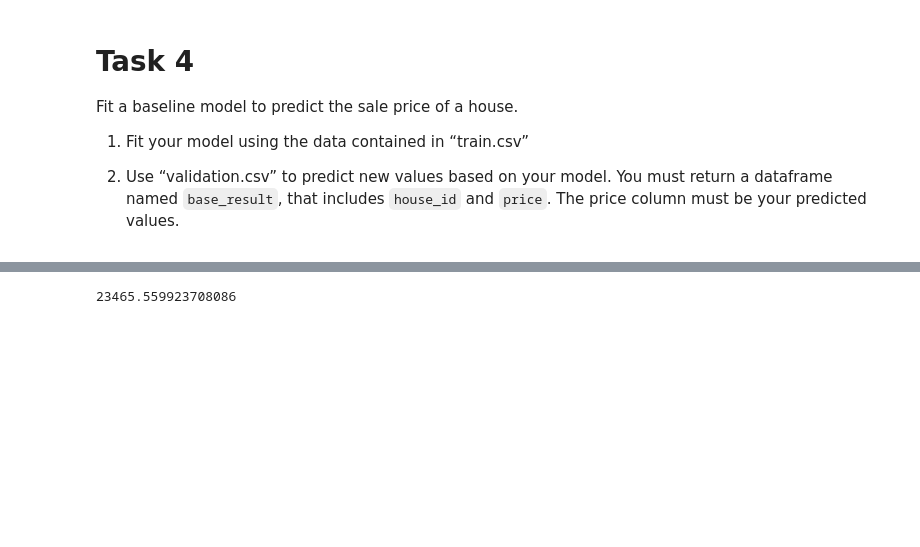
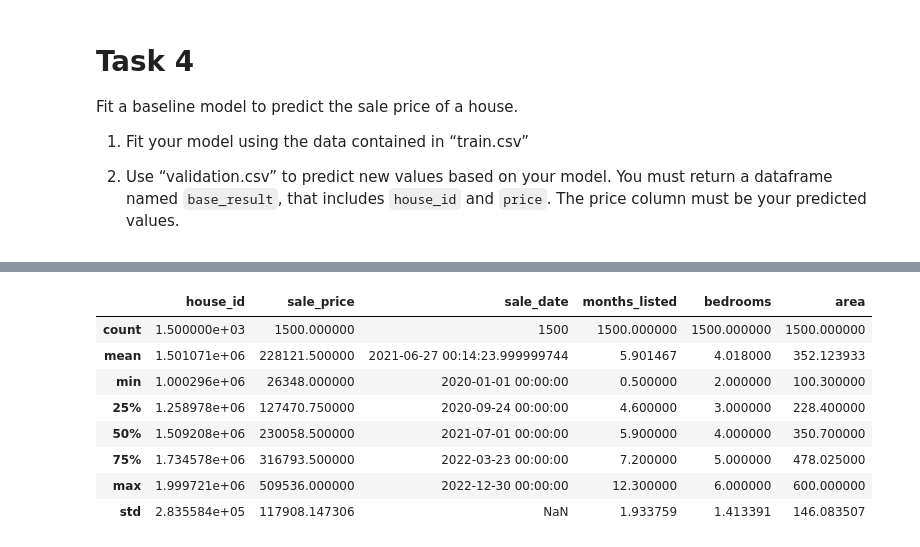
Before and after one commit to QuintoFelipe/Curso_Fundamentos, a Jupyter notebook: Trabajo final/Trabajo_final.ipynb, the cells around one changed output, grey strips where cells are left out. Saved outputs shown, nothing was run; the diff lists cells and outputs as text; code cells hidden in the pictures; blank space fills up the shorter version.

```diff
--- a/Trabajo final/Trabajo_final.ipynb
+++ b/Trabajo final/Trabajo_final.ipynb
@@ -375,64 +281,14 @@ Fit a comparison model to predict the sale price of a house.
-# %%
-import pandas as pd
-from sklearn.model_selection import train_test_split
-from sklearn.preprocessing import OneHotEncoder
-from sklearn.compose import ColumnTransformer
-from sklearn.pipeline import Pipeline
-from sklearn.impute import SimpleImputer
-from sklearn.linear_model import LinearRegression
-from sklearn.metrics import mean_squared_error
-import numpy as np
-
-# Load the data
-train_df = pd.read_csv('train.csv')
-validation_df = pd.read_csv('validation.csv')
-
-# Define preprocessing for numeric features (simple imputation)
-numeric_features = ['months_listed', 'bedrooms', 'area']
-numeric_transformer = SimpleImputer(strategy='median')
-
-# Define preprocessing for categorical features (simple imputation + one-hot encoding)
-categorical_features = ['city', 'house_type']
-categorical_transformer = Pipeline(steps=[
-    ('imputer', SimpleImputer(strategy='constant', fill_value='missing')),
-    ('onehot', OneHotEncoder(handle_unknown='ignore'))
-])
-
-# Combine preprocessing steps
-preprocessor = ColumnTransformer(
-    transformers=[
-        ('num', numeric_transformer, numeric_features),
-        ('cat', categorical_transformer, categorical_features)
-    ])
-
-# Define the model
-model = Pipeline(steps=[
-    ('preprocessor', preprocessor),
-    ('regressor', LinearRegression())
-])
-
-# Prepare the data
-X = train_df.drop(columns=['house_id', 'sale_price', 'sale_date'])
-y = train_df['sale_price']
-
-# Split the data into training and testing sets for evaluation
-X_train, X_test, y_train, y_test = train_test_split(X, y, test_size=0.2, random_state=42)
-
-# Train the model
-model.fit(X_train, y_train)
-
-# Predict and evaluate the model
-y_pred = model.predict(X_test)
-rmse = np.sqrt(mean_squared_error(y_test, y_pred))
-
-# Predict on the validation set
-X_val = validation_df.drop(columns=['house_id', 'sale_date'])
-validation_df['price'] = model.predict(X_val)
-
-# Prepare the result dataframe
-compare_result = validation_df[['house_id', 'price']]
-
-
-rmse
-# %% [output]
-23465.559923708086
+# %%
+# Get summary statistics of the data
+summary_statistics = clean_data.describe()
+summary_statistics
+# %% [output]
+|  | house_id | sale_price | sale_date | months_listed | bedrooms | area |
+| count | 1.500000e+03 | 1500.000000 | 1500 | 1500.000000 | 1500.000000 | 1500.000000 |
+| mean | 1.501071e+06 | 228121.500000 | 2021-06-27 00:14:23.999999744 | 5.901467 | 4.018000 | 352.123933 |
+| min | 1.000296e+06 | 26348.000000 | 2020-01-01 00:00:00 | 0.500000 | 2.000000 | 100.300000 |
+| 25% | 1.258978e+06 | 127470.750000 | 2020-09-24 00:00:00 | 4.600000 | 3.000000 | 228.400000 |
+| 50% | 1.509208e+06 | 230058.500000 | 2021-07-01 00:00:00 | 5.900000 | 4.000000 | 350.700000 |
+| 75% | 1.734578e+06 | 316793.500000 | 2022-03-23 00:00:00 | 7.200000 | 5.000000 | 478.025000 |
+| max | 1.999721e+06 | 509536.000000 | 2022-12-30 00:00:00 | 12.300000 | 6.000000 | 600.000000 |
+| std | 2.835584e+05 | 117908.147306 | NaN | 1.933759 | 1.413391 | 146.083507 |
```
Also changed, not shown: parts of 12 cells of this notebook.
